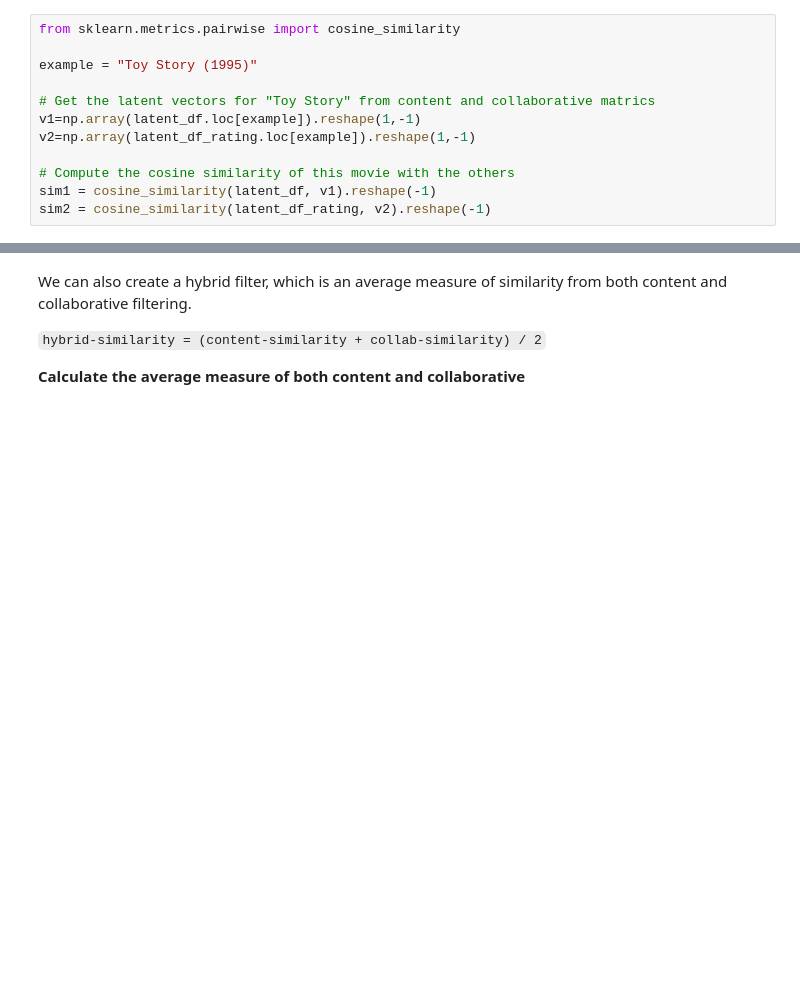
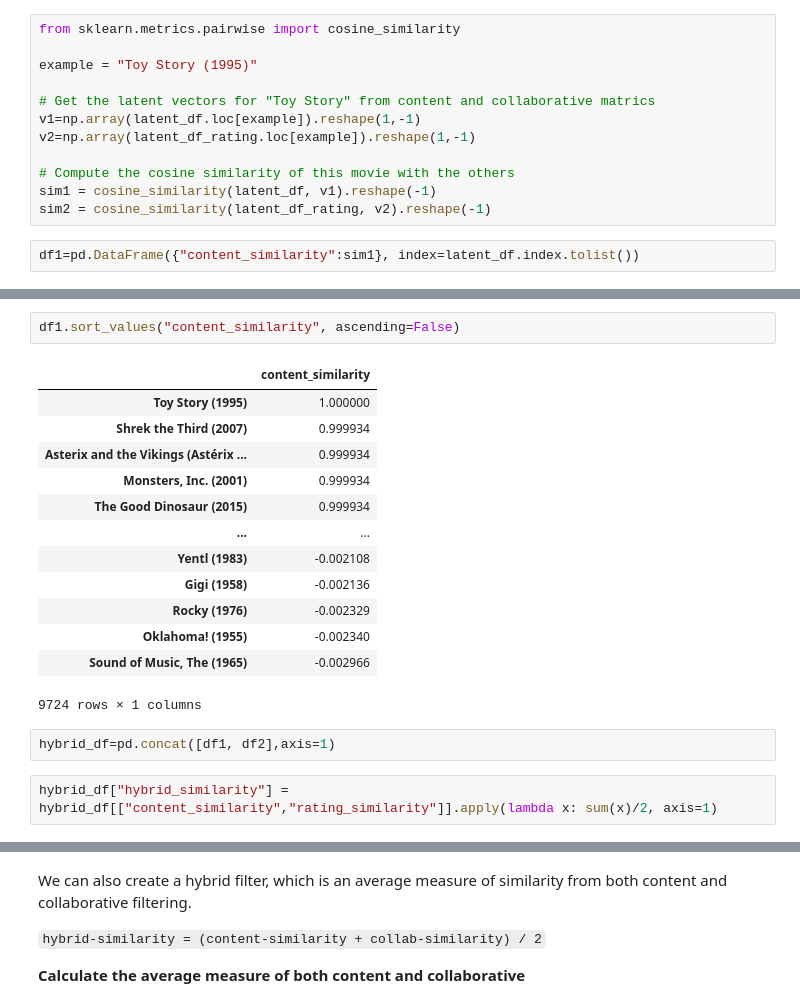
Before and after one commit to modiem/Movie-Recommendation, a Jupyter notebook: recommender-system.ipynb, the cells around one changed output, grey strips where cells are left out. Cells and saved outputs as stored; diff of their text form; blank space fills up the shorter version.

```diff
--- a/recommender-system.ipynb
+++ b/recommender-system.ipynb
@@ -206,3 +206,5 @@ v2=np.array(latent_df_rating.loc[example]).reshape(1,-1)
 # Compute the cosine similarity of this movie with the others
 sim1 = cosine_similarity(latent_df, v1).reshape(-1)
 sim2 = cosine_similarity(latent_df_rating, v2).reshape(-1)
+# %%
+df1=pd.DataFrame({"content_similarity":sim1}, index=latent_df.index.tolist())
@@ -208,0 +229,20 @@ sim2 = cosine_similarity(latent_df_rating, v2).reshape(-1)
+# %%
+df1.sort_values("content_similarity", ascending=False)
+# %% [output]
+|  | content_similarity |
+| Toy Story (1995) | 1.000000 |
+| Shrek the Third (2007) | 0.999934 |
+| Asterix and the Vikings (Astérix ... | 0.999934 |
+| Monsters, Inc. (2001) | 0.999934 |
+| The Good Dinosaur (2015) | 0.999934 |
+| ... | ... |
+| Yentl (1983) | -0.002108 |
+| Gigi (1958) | -0.002136 |
+| Rocky (1976) | -0.002329 |
+| Oklahoma! (1955) | -0.002340 |
+| Sound of Music, The (1965) | -0.002966 |
+9724 rows × 1 columns
+# %%
+hybrid_df=pd.concat([df1, df2],axis=1)
+# %%
+hybrid_df["hybrid_similarity"] = hybrid_df[["content_similarity","rating_similarity"]].apply(lambda x: sum(x)/2, axis=1)
```
Also changed, not shown: parts of 3 cells of this notebook, 6 other files.
